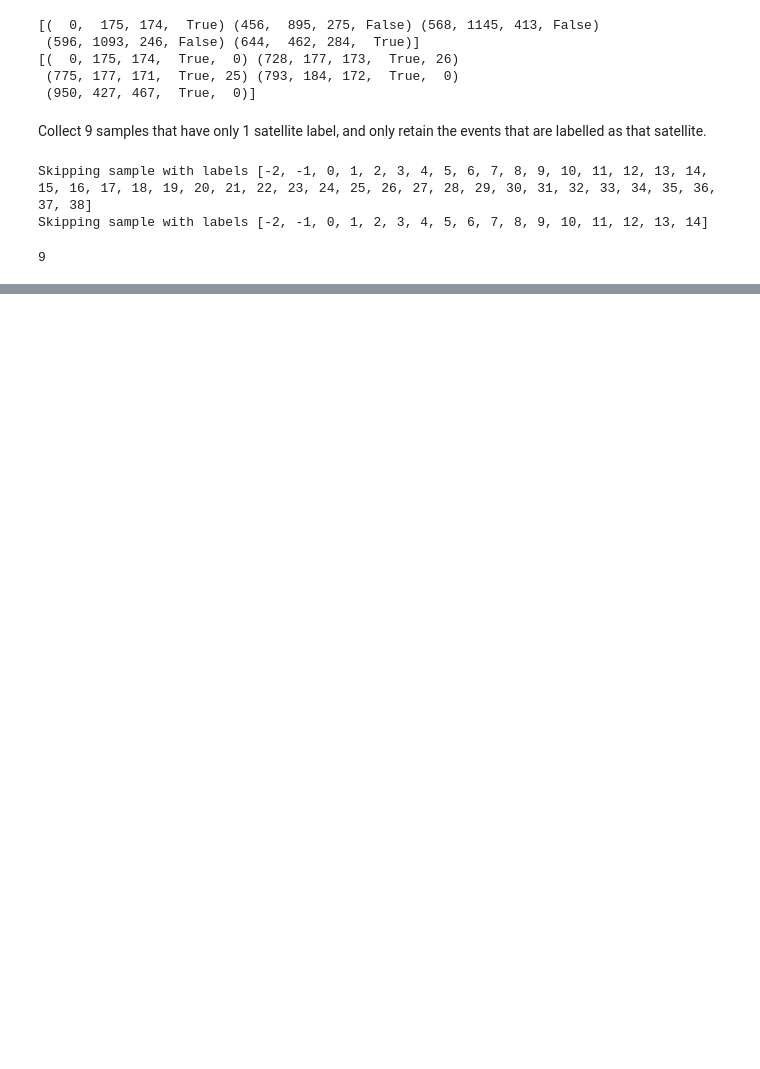
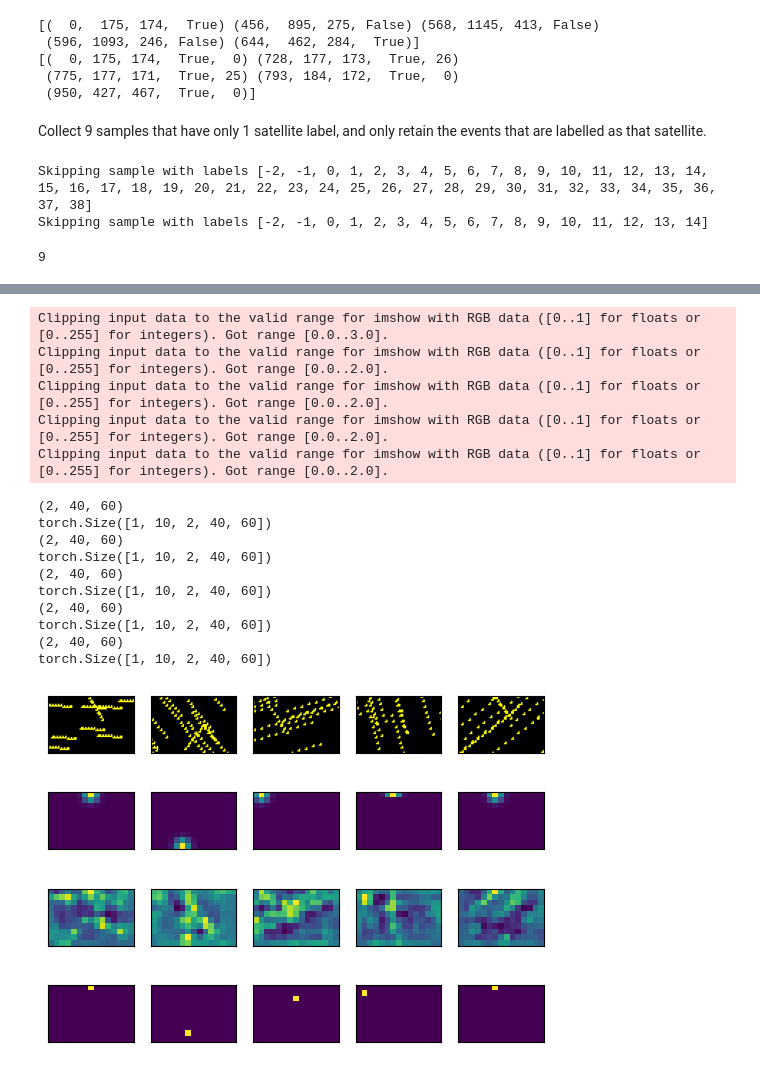
Before and after one commit to neuromorphs/satellite-characterization, a Jupyter notebook: plot_multiple.ipynb, the cells around one changed output, grey strips where cells are left out. Drawn from its saved outputs; the diff is of its cells as text; code cells hidden in the pictures; blank space fills up the shorter version.

```diff
--- a/plot_multiple.ipynb
+++ b/plot_multiple.ipynb
@@ -214,0 +322,58 @@ False negative: 0.0
+# %%
+import utils
+plt.close("all")
+period_sim=1000
+period=100
+generated_dataset = EgoMotionDataset(1e4, 100,60, velocity=((10) / np.array(
+            [10 * 1.2,10])), period=period,
+            period_sim=period_sim, n_objects=np.random.randint(15,high=30), obj_size = 2, label=1)
+#plt.figure(figsize=(500,500))
+fig, axs = plt.subplots(4,5) #, figsize=(500,500))
+h,w = generated_dataset[0][0].shape[2], generated_dataset[0][0].shape[3]
+count_non_null = 0
+while(count_non_null<5):
+    random_idx = np.random.randint(0,len(generated_dataset))
+    input, target = generated_dataset[random_idx]
+    if len(input.shape)==1 :
+        print("wrong shape:",random_idx)
+    else :
+        norm_input = np.sum(input, axis=0)
+        print(norm_input.shape)
+        input_picture = np.concatenate((norm_input, np.zeros((1,h,w))), axis=0).swapaxes(0,2).swapaxes(0,1)
+        axs[0,count_non_null].imshow(input_picture)
+        axs[0,count_non_null].get_xaxis().set_visible(False)
+        axs[0,count_non_null].get_yaxis().set_visible(False)
+        axs[1,count_non_null].imshow(target[0])
+        axs[1,count_non_null].get_xaxis().set_visible(False)
+        axs[1,count_non_null].get_yaxis().set_visible(False)
+        print(torch.from_numpy(input).type(torch.float).unsqueeze(0).shape)
+        output = net(torch.from_numpy(input).type(torch.float).unsqueeze(0).to(device))
+        sum_output = np.sum(output.detach().cpu().numpy(), axis=0)[0][0]
+        y,x = get_keypoint(sum_output)
+        axs[2,count_non_null].imshow(sum_output)
+        axs[2,count_non_null].get_xaxis().set_visible(False)
+        axs[2,count_non_null].get_yaxis().set_visible(False)
+        max_point = np.zeros(sum_output.shape)
+        max_point[x,y] = 1
+        axs[3,count_non_null].imshow(max_point)
+        axs[3,count_non_null].get_xaxis().set_visible(False)
+        axs[3,count_non_null].get_yaxis().set_visible(False)
+        count_non_null +=1
+plt.show()
+# %% [output]
+Clipping input data to the valid range for imshow with RGB data ([0..1] for floats or [0..255] for integers). Got range [0.0..3.0].
+Clipping input data to the valid range for imshow with RGB data ([0..1] for floats or [0..255] for integers). Got range [0.0..2.0].
+Clipping input data to the valid range for imshow with RGB data ([0..1] for floats or [0..255] for integers). Got range [0.0..2.0].
+Clipping input data to the valid range for imshow with RGB data ([0..1] for floats or [0..255] for integers). Got range [0.0..2.0].
+Clipping input data to the valid range for imshow with RGB data ([0..1] for floats or [0..255] for integers). Got range [0.0..2.0].
+(2, 40, 60)
+torch.Size([1, 10, 2, 40, 60])
+(2, 40, 60)
+torch.Size([1, 10, 2, 40, 60])
+(2, 40, 60)
+torch.Size([1, 10, 2, 40, 60])
+(2, 40, 60)
+torch.Size([1, 10, 2, 40, 60])
+(2, 40, 60)
+torch.Size([1, 10, 2, 40, 60])
+[figure, added]
```
Also changed, not shown: parts of 19 cells of this notebook, 5 other files.
